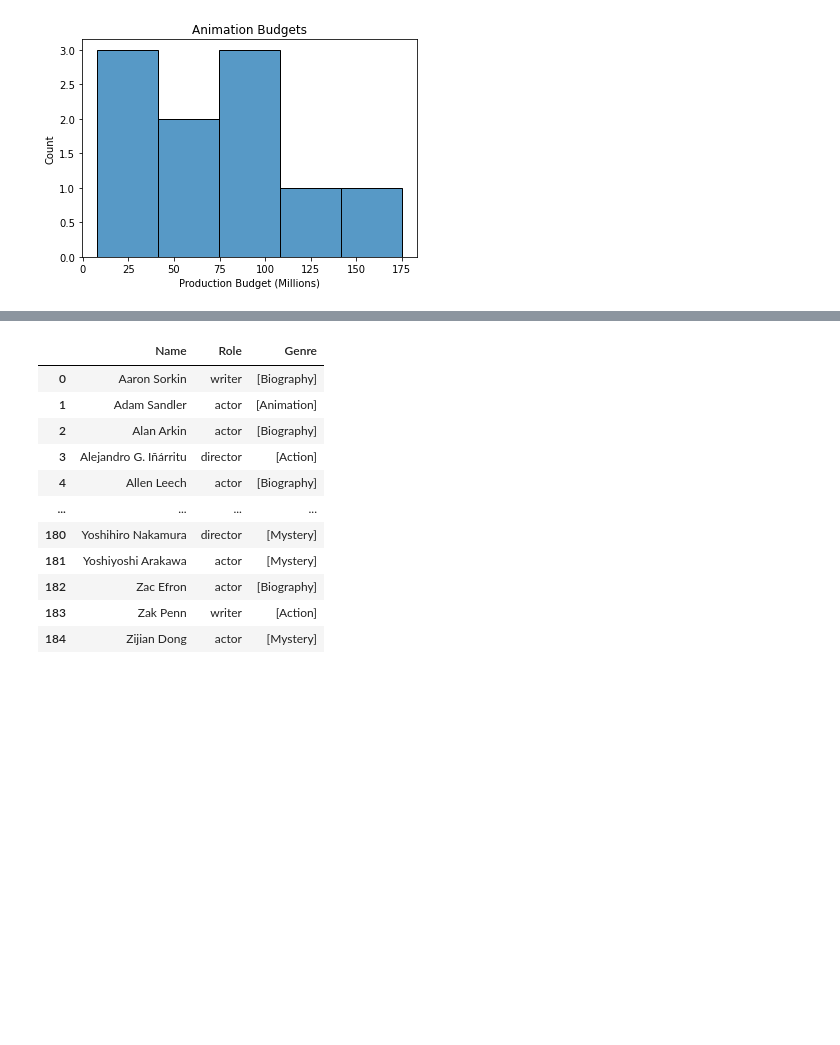
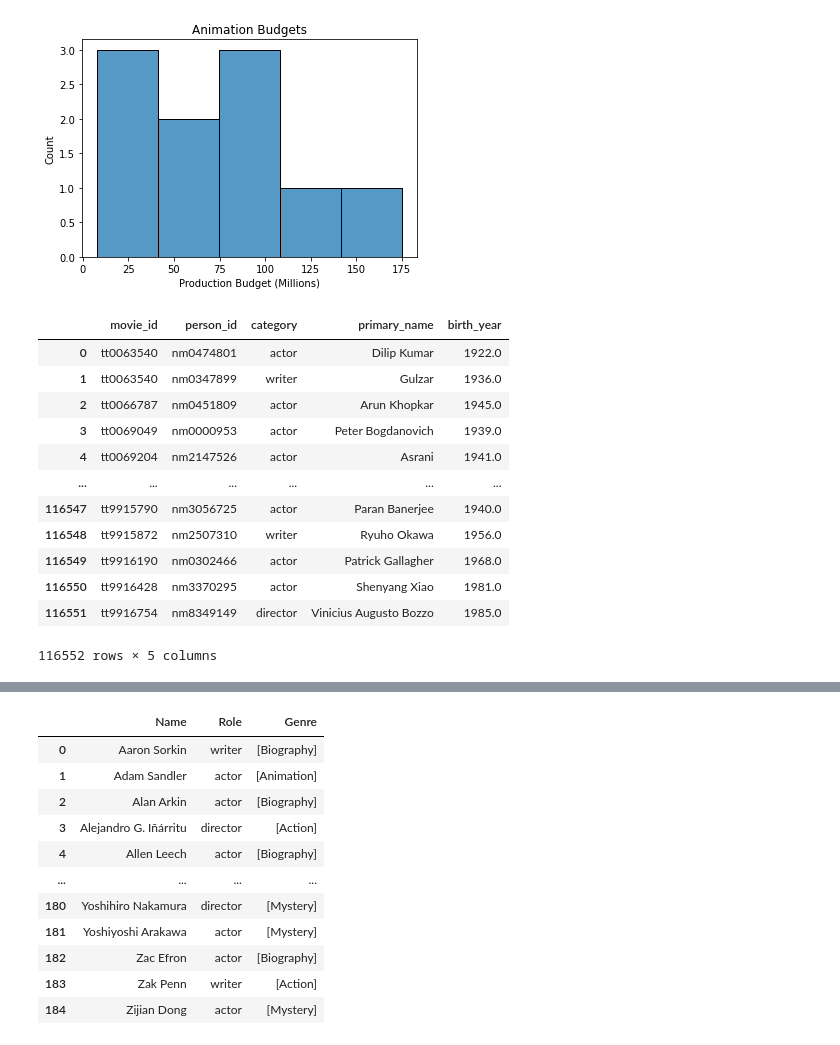
Before and after one commit to mitchellren123/Microsoft-Movie-Analysis, a Jupyter notebook: Microsoft_Movie_Analysis.ipynb, the cells around one changed output, grey strips where cells are left out. Saved outputs shown, nothing was run; the diff lists cells and outputs as text; code cells hidden in the pictures; blank space fills up the shorter version.

```diff
--- a/Microsoft_Movie_Analysis.ipynb
+++ b/Microsoft_Movie_Analysis.ipynb
@@ -261,20 +363,36 @@ Production Budget Standard Deviation (Millions): 50.60313999919153
 # %%
 # Investigating writers and directors
 movie_principals_df = pd.DataFrame(
     data=cur.execute("""SELECT
         pri.movie_id,
         pri.person_id,
         pri.category,
         per.primary_name,
         per.birth_year
     FROM principals as pri
     LEFT JOIN persons as per
         ON per.person_id = pri.person_id
     WHERE (category = 'director' OR category = 'writer' OR category = 'actor')
     AND death_year is null
     AND birth_year is not null
     ORDER BY movie_id;""").fetchall(),
     columns=[x[0] for x in cur.description])
+
+movie_principals_df
+# %% [output]
+|  | movie_id | person_id | category | primary_name | birth_year |
+| 0 | tt0063540 | nm0474801 | actor | Dilip Kumar | 1922.0 |
+| 1 | tt0063540 | nm0347899 | writer | Gulzar | 1936.0 |
+| 2 | tt0066787 | nm0451809 | actor | Arun Khopkar | 1945.0 |
+| 3 | tt0069049 | nm0000953 | actor | Peter Bogdanovich | 1939.0 |
+| 4 | tt0069204 | nm2147526 | actor | Asrani | 1941.0 |
+| ... | ... | ... | ... | ... | ... |
+| 116547 | tt9915790 | nm3056725 | actor | Paran Banerjee | 1940.0 |
+| 116548 | tt9915872 | nm2507310 | writer | Ryuho Okawa | 1956.0 |
+| 116549 | tt9916190 | nm0302466 | actor | Patrick Gallagher | 1968.0 |
+| 116550 | tt9916428 | nm3370295 | actor | Shenyang Xiao | 1981.0 |
+| 116551 | tt9916754 | nm8349149 | director | Vinicius Augusto Bozzo | 1985.0 |
+116552 rows × 5 columns
 # %%
 # Consolidating dataset by movie_id to create list of talent per movie
 movie_principals_grouped = movie_principals_df.groupby('movie_id').agg(pd.Series.tolist).reset_index()
```
Also changed, not shown: parts of 11 cells of this notebook, 1 other file.
